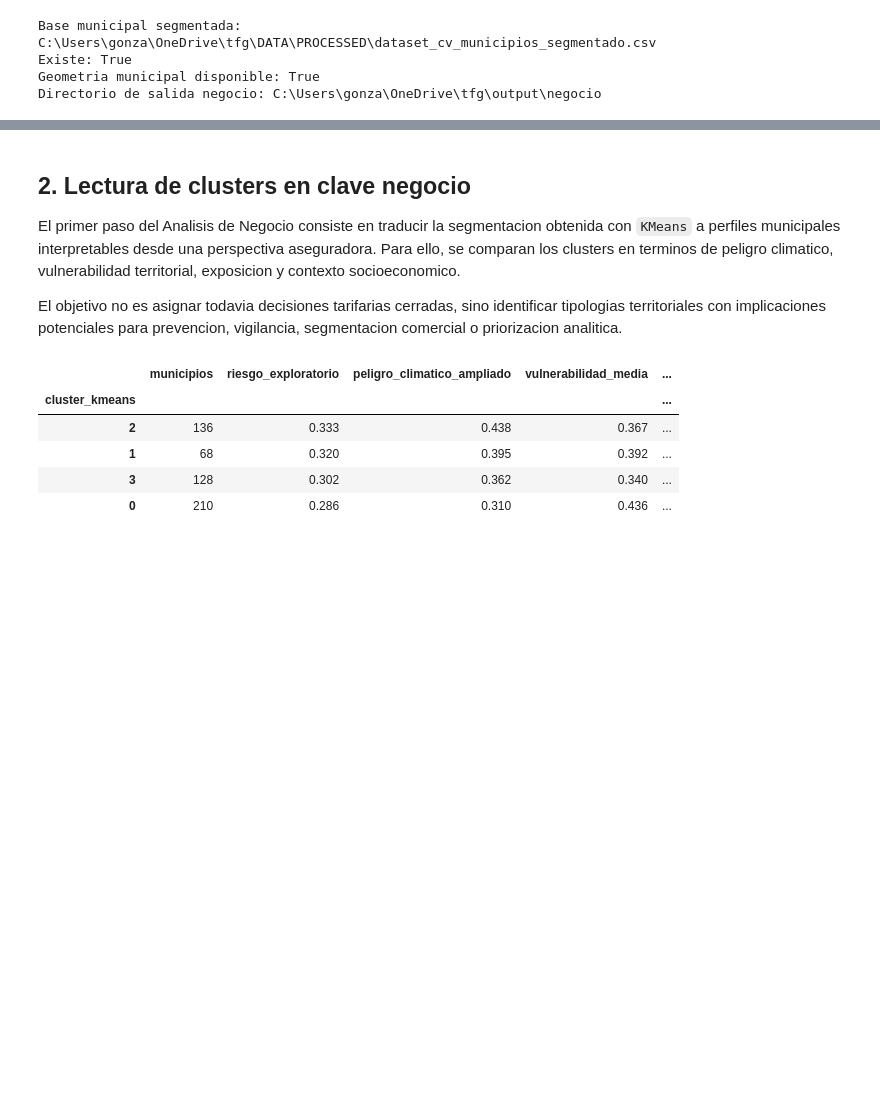
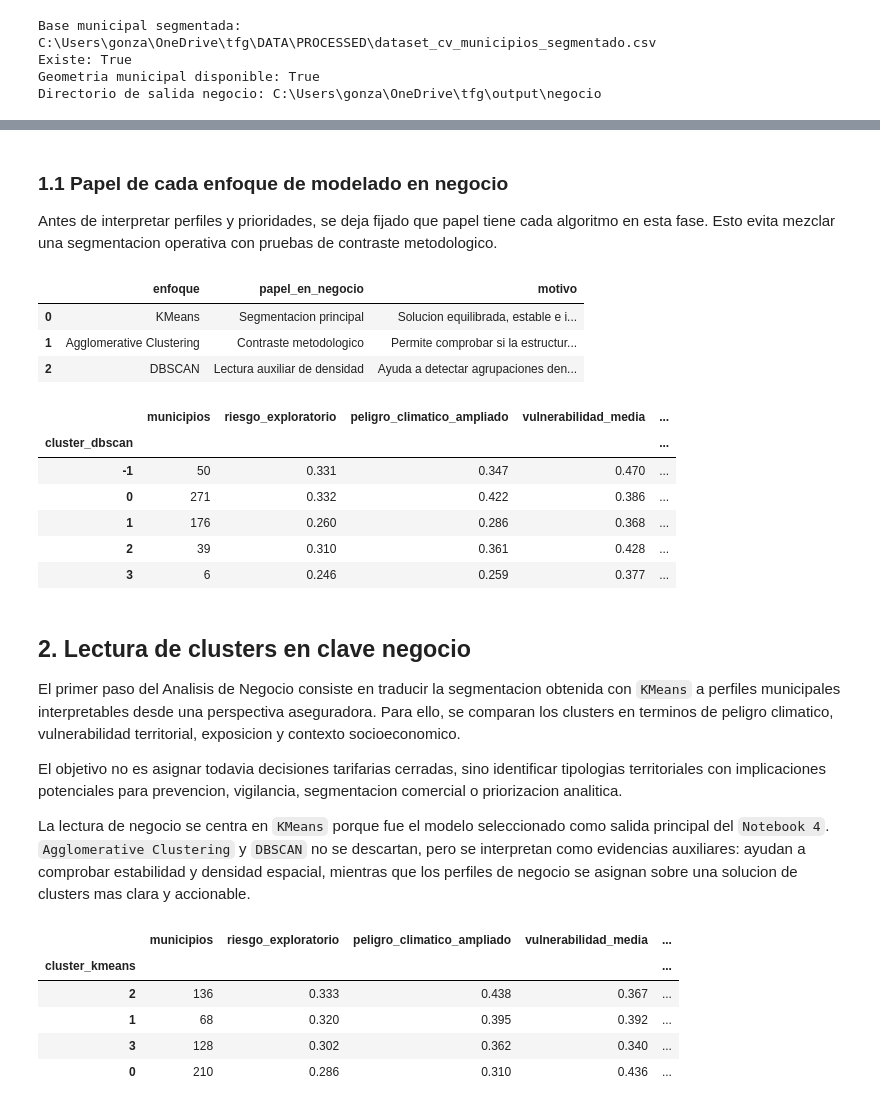
Before and after one commit to gonzalolarriba/modelo-geoespacial-riesgo-climatico, a Jupyter notebook: notebooks/notebook_5_an_negocio.ipynb, the cells around one changed output, grey strips where cells are left out. Saved outputs shown, nothing was run; the diff lists cells and outputs as text; code cells hidden in the pictures; blank space fills up the shorter version.

```diff
--- a/notebooks/notebook_5_an_negocio.ipynb
+++ b/notebooks/notebook_5_an_negocio.ipynb
@@ -117,9 +127,65 @@ Clusters Agglomerative disponibles: [0, 1, 2, 3]
+# %% [markdown]
+### 1.1 Papel de cada enfoque de modelado en negocio
+
+Antes de interpretar perfiles y prioridades, se deja fijado que papel tiene cada algoritmo en esta fase. Esto evita mezclar una segmentacion operativa con pruebas de contraste metodologico.
+# %%
+modeling_role_table = pd.DataFrame(
+    [
+        {
+            "enfoque": "KMeans",
+            "papel_en_negocio": "Segmentacion principal",
+            "motivo": "Solucion equilibrada, estable e interpretable para definir perfiles municipales.",
+        },
+        {
+            "enfoque": "Agglomerative Clustering",
+            "papel_en_negocio": "Contraste metodologico",
+            "motivo": "Permite comprobar si la estructura territorial se mantiene con otro algoritmo.",
+        },
+        {
+            "enfoque": "DBSCAN",
+            "papel_en_negocio": "Lectura auxiliar de densidad",
+            "motivo": "Ayuda a detectar agrupaciones densas y municipios singulares, pero no sustituye a KMeans.",
+        },
+    ]
+)
+
+display(modeling_role_table)
+
+dbscan_business_reading = (
+    df_seg.assign(es_ruido_dbscan=df_seg["cluster_dbscan"].eq(-1))
+    .groupby("cluster_dbscan")
+    .agg(
+        municipios=("municipio", "count"),
+        riesgo_exploratorio=(riesgo_col, "mean"),
+        peligro_climatico_ampliado=(peligro_col, "mean"),
+        vulnerabilidad_media=(vulnerabilidad_col, "mean"),
+        exposicion_fisica_media=(exposicion_col, "mean"),
+        ruido_dbscan=("es_ruido_dbscan", "max"),
+    )
+    .round(3)
+)
+
+display(dbscan_business_reading)
+# %% [output]
+|  | enfoque | papel_en_negocio | motivo |
+| 0 | KMeans | Segmentacion principal | Solucion equilibrada, estable e i... |
+| 1 | Agglomerative Clustering | Contraste metodologico | Permite comprobar si la estructur... |
+| 2 | DBSCAN | Lectura auxiliar de densidad | Ayuda a detectar agrupaciones den... |
+|  | municipios | riesgo_exploratorio | peligro_climatico_ampliado | vulnerabilidad_media | ... |
+| cluster_dbscan |  |  |  |  | ... |
+| -1 | 50 | 0.331 | 0.347 | 0.470 | ... |
+| 0 | 271 | 0.332 | 0.422 | 0.386 | ... |
+| 1 | 176 | 0.260 | 0.286 | 0.368 | ... |
+| 2 | 39 | 0.310 | 0.361 | 0.428 | ... |
+| 3 | 6 | 0.246 | 0.259 | 0.377 | ... |
 # %% [markdown]
 ## 2. Lectura de clusters en clave negocio
 
 El primer paso del Analisis de Negocio consiste en traducir la segmentacion obtenida con `KMeans` a perfiles municipales interpretables desde una perspectiva aseguradora. Para ello, se comparan los clusters en terminos de peligro climatico, vulnerabilidad territorial, exposicion y contexto socioeconomico.
 
 El objetivo no es asignar todavia decisiones tarifarias cerradas, sino identificar tipologias territoriales con implicaciones potenciales para prevencion, vigilancia, segmentacion comercial o priorizacion analitica.
+
+La lectura de negocio se centra en `KMeans` porque fue el modelo seleccionado como salida principal del `Notebook 4`. `Agglomerative Clustering` y `DBSCAN` no se descartan, pero se interpretan como evidencias auxiliares: ayudan a comprobar estabilidad y densidad espacial, mientras que los perfiles de negocio se asignan sobre una solucion de clusters mas clara y accionable.
 # %%
 cluster_business_summary = (
     df_seg.groupby("cluster_kmeans")
```
Also changed, not shown: parts of 6 cells of this notebook.
